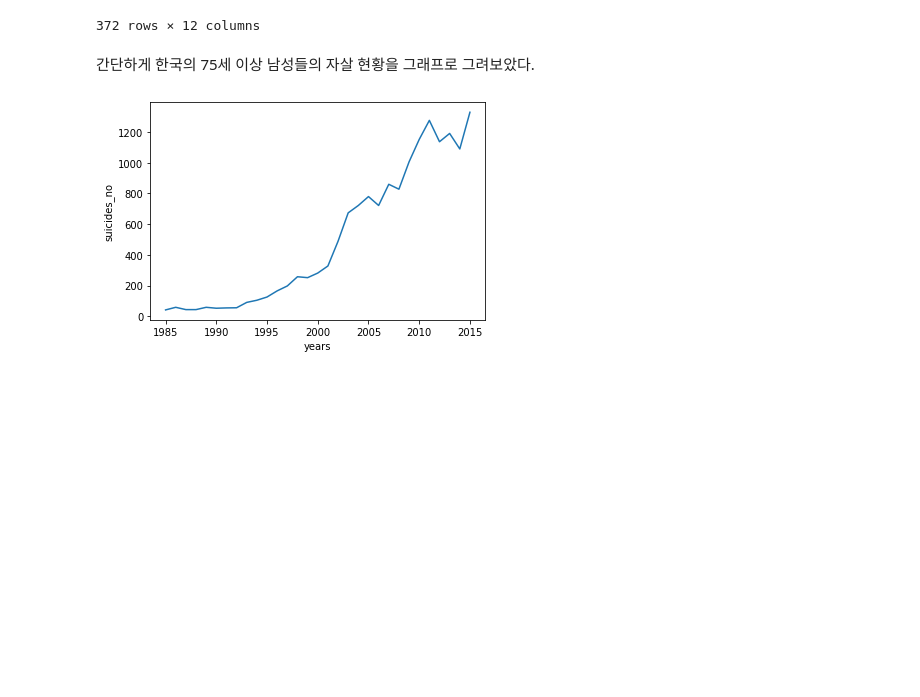
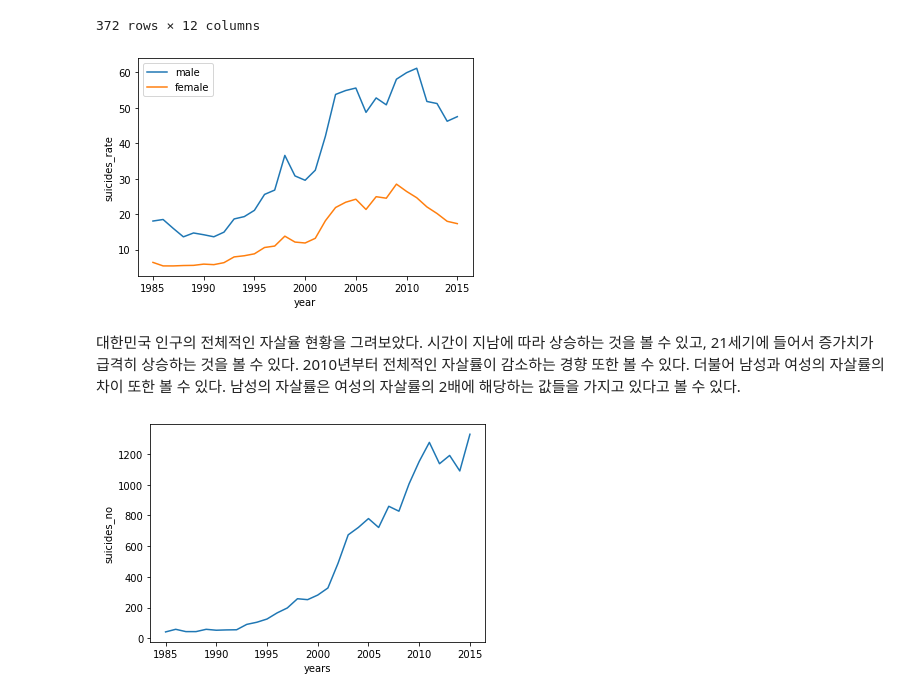
Before and after one commit to JH22222/DAP__, a Jupyter notebook: DAP_Assign.ipynb, the cells around one changed output. Saved outputs shown, nothing was run; the diff lists cells and outputs as text; code cells hidden in the pictures; blank space fills up the shorter version.

```diff
--- a/DAP_Assign.ipynb
+++ b/DAP_Assign.ipynb
@@ -53,8 +57,21 @@ df_kor
 | 20600 | Republic of Korea | 2015 | male | 5-14 years | 17 | 2523952 | 0.67 | Republic of Korea2015 | NaN | ... |
 | 20601 | Republic of Korea | 2015 | female | 5-14 years | 14 | 2347429 | 0.60 | Republic of Korea2015 | NaN | ... |
 372 rows × 12 columns
-# %% [markdown]
-간단하게 한국의 75세 이상 남성들의 자살 현황을 그래프로 그려보았다.
+# %%
+import seaborn as sns
+
+df_kor_men = df_kor[(df_kor.sex == "male")]
+df_kor_women = df_kor[(df_kor.sex == "female")]
+sns.lineplot(df_kor_men.year, df.suicides_rate, ci = None)
+sns.lineplot(df_kor_women.year, df.suicides_rate, ci = None)
+plt.legend(["male", 'female'])
+plt.show()
+# %% [output]
+[figure, added]
+# %% [markdown]
+대한민국 인구의 전체적인 자살율 현황을 그려보았다. 시간이 지남에 따라 상승하는 것을 볼 수 있고, 21세기에 들어서 증가치가 급격히 상승하는 것을 볼 수 있다.
+2010년부터 전체적인 자살률이 감소하는 경향 또한 볼 수 있다.
+더불어 남성과 여성의 자살률의 차이 또한 볼 수 있다. 남성의 자살률은 여성의 자살률의 2배에 해당하는 값들을 가지고 있다고 볼 수 있다.
 # %%
 import matplotlib.pyplot as plt
 # %%
```
Also changed, not shown: parts of 19 cells of this notebook.
